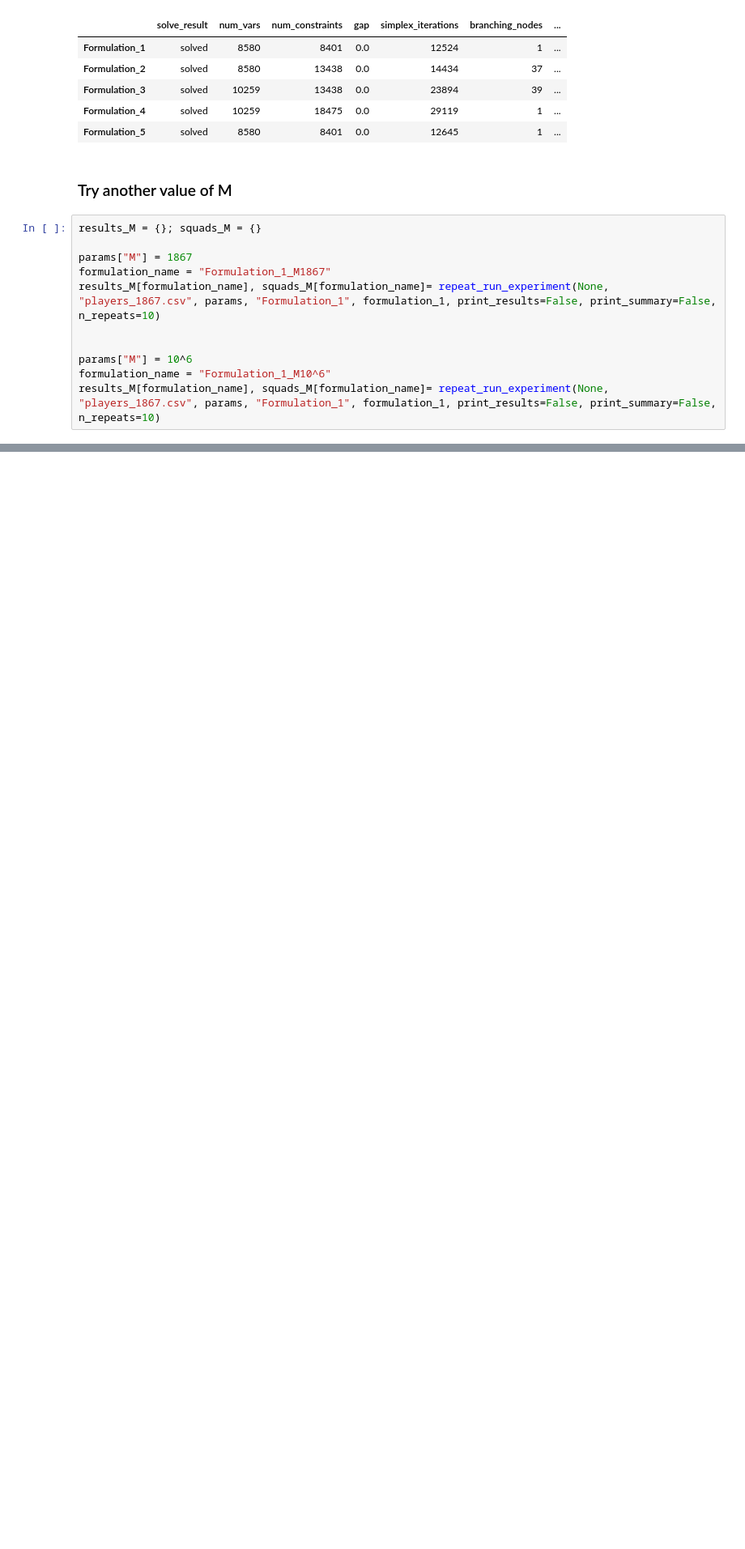
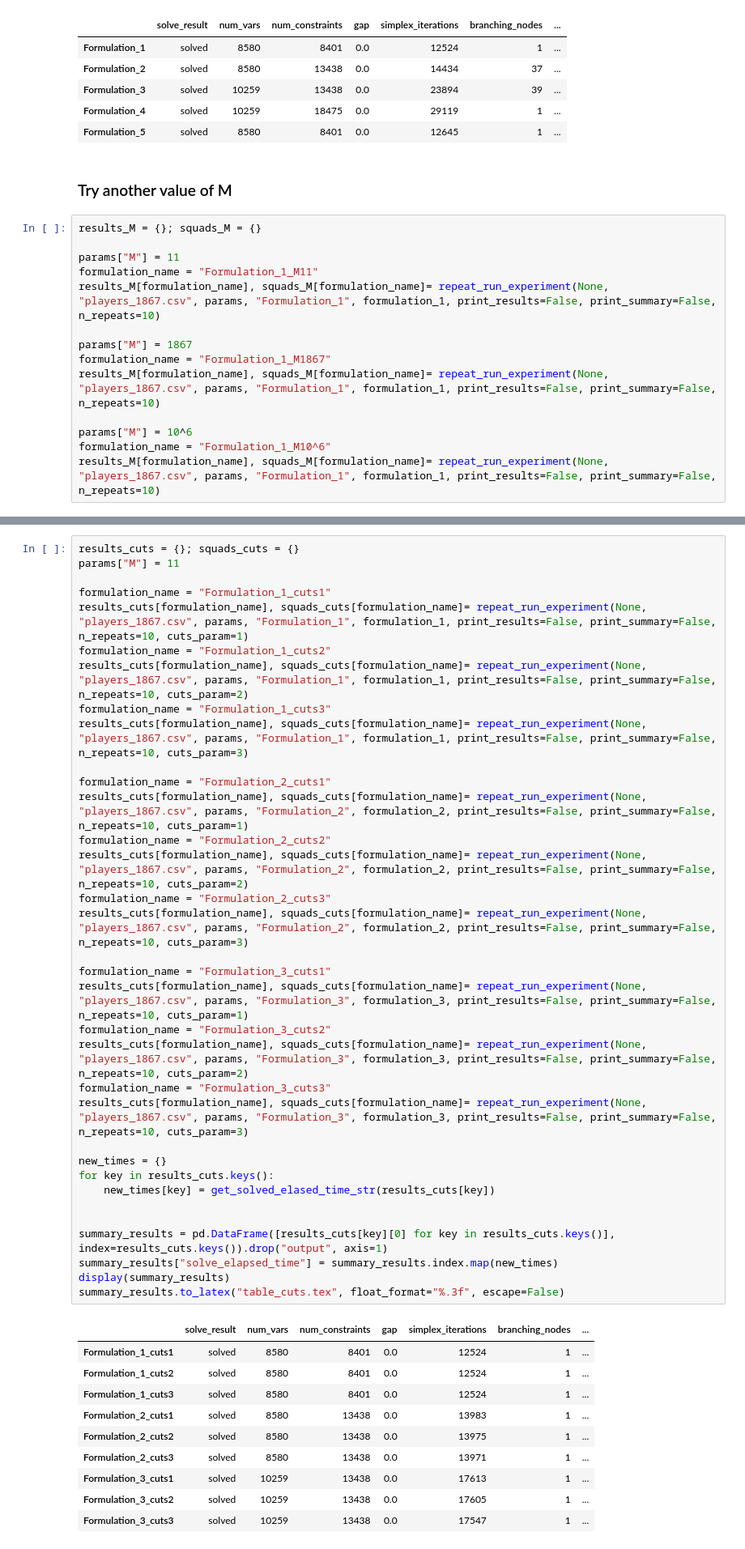
Before and after one commit to ivanlado/fut25-squad-builder, a Jupyter notebook: ejecuciones.ipynb, the cells around one changed output, grey strips where cells are left out. Shown at 81% size. Cells and saved outputs as stored; diff of their text form; blank space fills up the shorter version.

Commit message:
All experiments done

```diff
--- a/ejecuciones.ipynb
+++ b/ejecuciones.ipynb
@@ -62,12 +70,15 @@ summary_results
 ### Try another value of M
 # %%
 results_M = {}; squads_M = {}
+
+params["M"] = 11
+formulation_name = "Formulation_1_M11"
+results_M[formulation_name], squads_M[formulation_name]= repeat_run_experiment(None, "players_1867.csv", params, "Formulation_1", formulation_1, print_results=False, print_summary=False, n_repeats=10)
 
 params["M"] = 1867
 formulation_name = "Formulation_1_M1867"
 results_M[formulation_name], squads_M[formulation_name]= repeat_run_experiment(None, "players_1867.csv", params, "Formulation_1", formulation_1, print_results=False, print_summary=False, n_repeats=10)
 
-
 params["M"] = 10^6
 formulation_name = "Formulation_1_M10^6"
 results_M[formulation_name], squads_M[formulation_name]= repeat_run_experiment(None, "players_1867.csv", params, "Formulation_1", formulation_1, print_results=False, print_summary=False, n_repeats=10)
@@ -91,0 +102,45 @@ new_times
+# %%
+results_cuts = {}; squads_cuts = {}
+params["M"] = 11
+
+formulation_name = "Formulation_1_cuts1"
+results_cuts[formulation_name], squads_cuts[formulation_name]= repeat_run_experiment(None, "players_1867.csv", params, "Formulation_1", formulation_1, print_results=False, print_summary=False, n_repeats=10, cuts_param=1)
+formulation_name = "Formulation_1_cuts2"
+results_cuts[formulation_name], squads_cuts[formulation_name]= repeat_run_experiment(None, "players_1867.csv", params, "Formulation_1", formulation_1, print_results=False, print_summary=False, n_repeats=10, cuts_param=2)
+formulation_name = "Formulation_1_cuts3"
+results_cuts[formulation_name], squads_cuts[formulation_name]= repeat_run_experiment(None, "players_1867.csv", params, "Formulation_1", formulation_1, print_results=False, print_summary=False, n_repeats=10, cuts_param=3)
+
+formulation_name = "Formulation_2_cuts1"
+results_cuts[formulation_name], squads_cuts[formulation_name]= repeat_run_experiment(None, "players_1867.csv", params, "Formulation_2", formulation_2, print_results=False, print_summary=False, n_repeats=10, cuts_param=1)
+formulation_name = "Formulation_2_cuts2"
+results_cuts[formulation_name], squads_cuts[formulation_name]= repeat_run_experiment(None, "players_1867.csv", params, "Formulation_2", formulation_2, print_results=False, print_summary=False, n_repeats=10, cuts_param=2)
+formulation_name = "Formulation_2_cuts3"
+results_cuts[formulation_name], squads_cuts[formulation_name]= repeat_run_experiment(None, "players_1867.csv", params, "Formulation_2", formulation_2, print_results=False, print_summary=False, n_repeats=10, cuts_param=3)
+
+formulation_name = "Formulation_3_cuts1"
+results_cuts[formulation_name], squads_cuts[formulation_name]= repeat_run_experiment(None, "players_1867.csv", params, "Formulation_3", formulation_3, print_results=False, print_summary=False, n_repeats=10, cuts_param=1)
+formulation_name = "Formulation_3_cuts2"
+results_cuts[formulation_name], squads_cuts[formulation_name]= repeat_run_experiment(None, "players_1867.csv", params, "Formulation_3", formulation_3, print_results=False, print_summary=False, n_repeats=10, cuts_param=2)
+formulation_name = "Formulation_3_cuts3"
+results_cuts[formulation_name], squads_cuts[formulation_name]= repeat_run_experiment(None, "players_1867.csv", params, "Formulation_3", formulation_3, print_results=False, print_summary=False, n_repeats=10, cuts_param=3)
+
+new_times = {}
+for key in results_cuts.keys():
+    new_times[key] = get_solved_elased_time_str(results_cuts[key])
+
+
+summary_results = pd.DataFrame([results_cuts[key][0] for key in results_cuts.keys()], index=results_cuts.keys()).drop("output", axis=1)
+summary_results["solve_elapsed_time"] = summary_results.index.map(new_times)
+display(summary_results)
+summary_results.to_latex("table_cuts.tex", float_format="%.3f", escape=False)
+# %% [output]
+|  | solve_result | num_vars | num_constraints | gap | simplex_iterations | branching_nodes | ... |
+| Formulation_1_cuts1 | solved | 8580 | 8401 | 0.0 | 12524 | 1 | ... |
+| Formulation_1_cuts2 | solved | 8580 | 8401 | 0.0 | 12524 | 1 | ... |
+| Formulation_1_cuts3 | solved | 8580 | 8401 | 0.0 | 12524 | 1 | ... |
+| Formulation_2_cuts1 | solved | 8580 | 13438 | 0.0 | 13983 | 1 | ... |
+| Formulation_2_cuts2 | solved | 8580 | 13438 | 0.0 | 13975 | 1 | ... |
+| Formulation_2_cuts3 | solved | 8580 | 13438 | 0.0 | 13971 | 1 | ... |
+| Formulation_3_cuts1 | solved | 10259 | 13438 | 0.0 | 17613 | 1 | ... |
+| Formulation_3_cuts2 | solved | 10259 | 13438 | 0.0 | 17605 | 1 | ... |
+| Formulation_3_cuts3 | solved | 10259 | 13438 | 0.0 | 17547 | 1 | ... |
```
Also changed, not shown: parts of 9 cells of this notebook, 5 other files.
